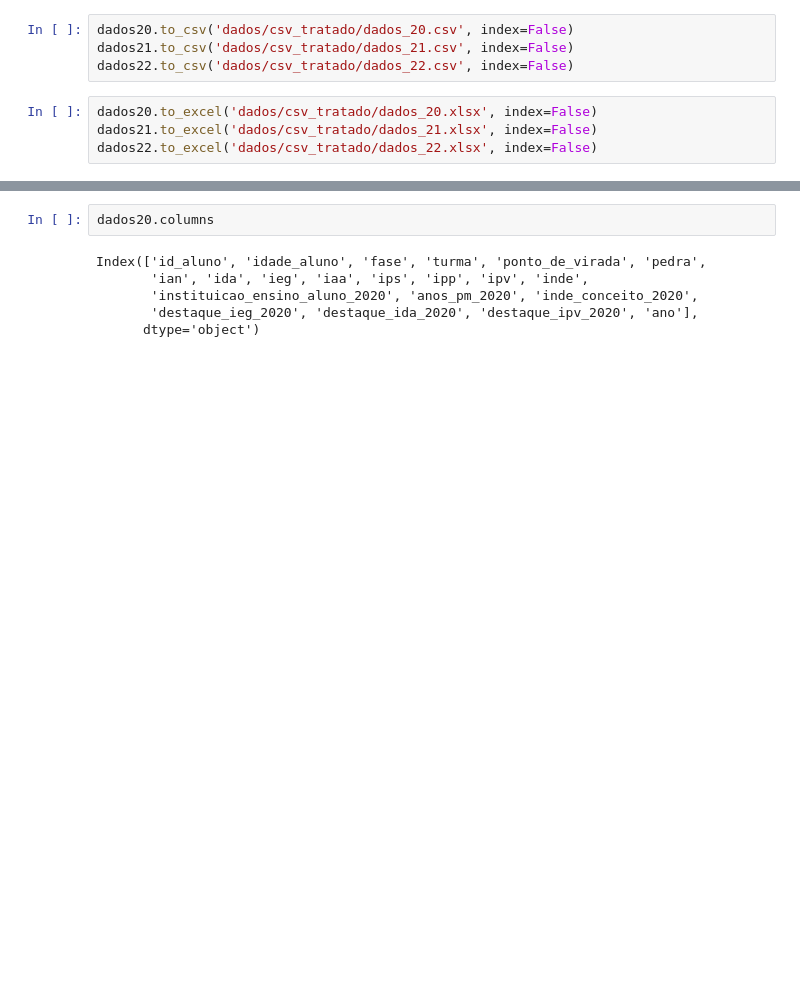
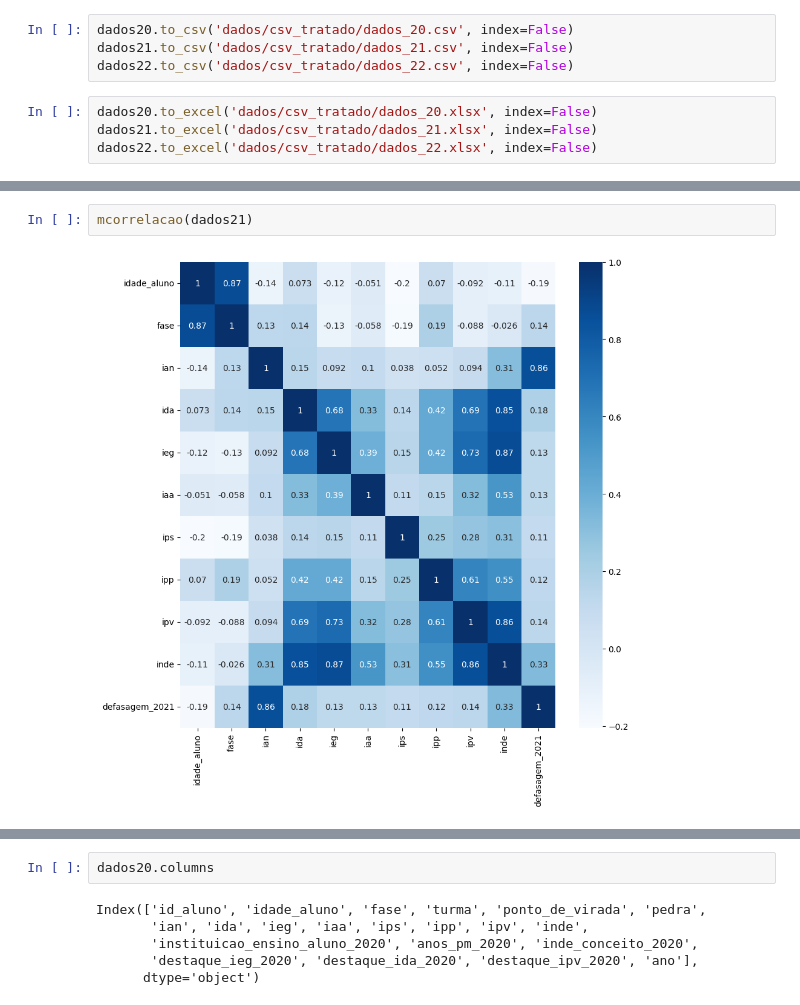
Before and after one commit to giulianafernandes/datathon_fiap, a Jupyter notebook: datathon.ipynb, the cells around one changed output, grey strips where cells are left out. Cells and saved outputs as stored; diff of their text form; blank space fills up the shorter version.

```diff
--- a/datathon.ipynb
+++ b/datathon.ipynb
@@ -526,0 +545,4 @@ dados22.to_excel('dados/csv_tratado/dados_22.xlsx', index=False)
+# %%
+mcorrelacao(dados21)
+# %% [output]
+[figure, added]
```
Also changed, not shown: parts of 43 cells of this notebook, 9 other files.
